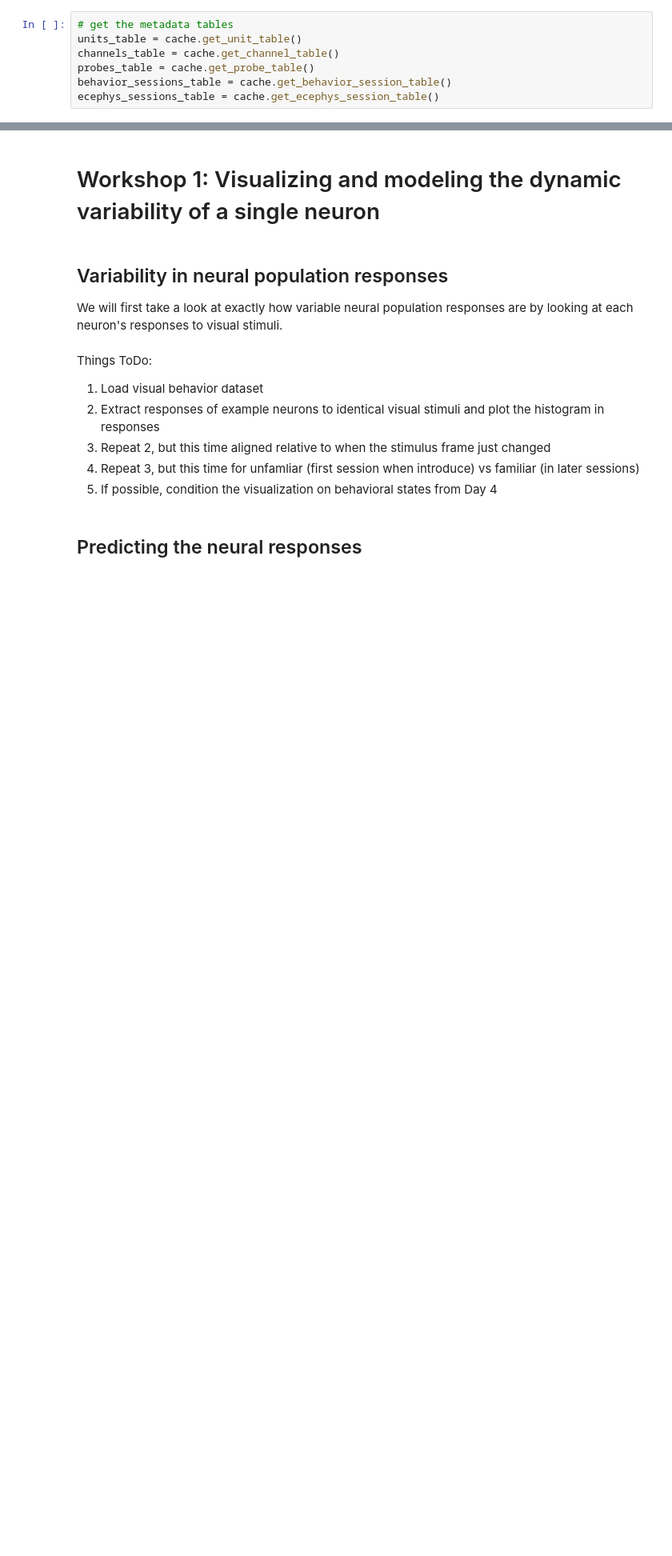
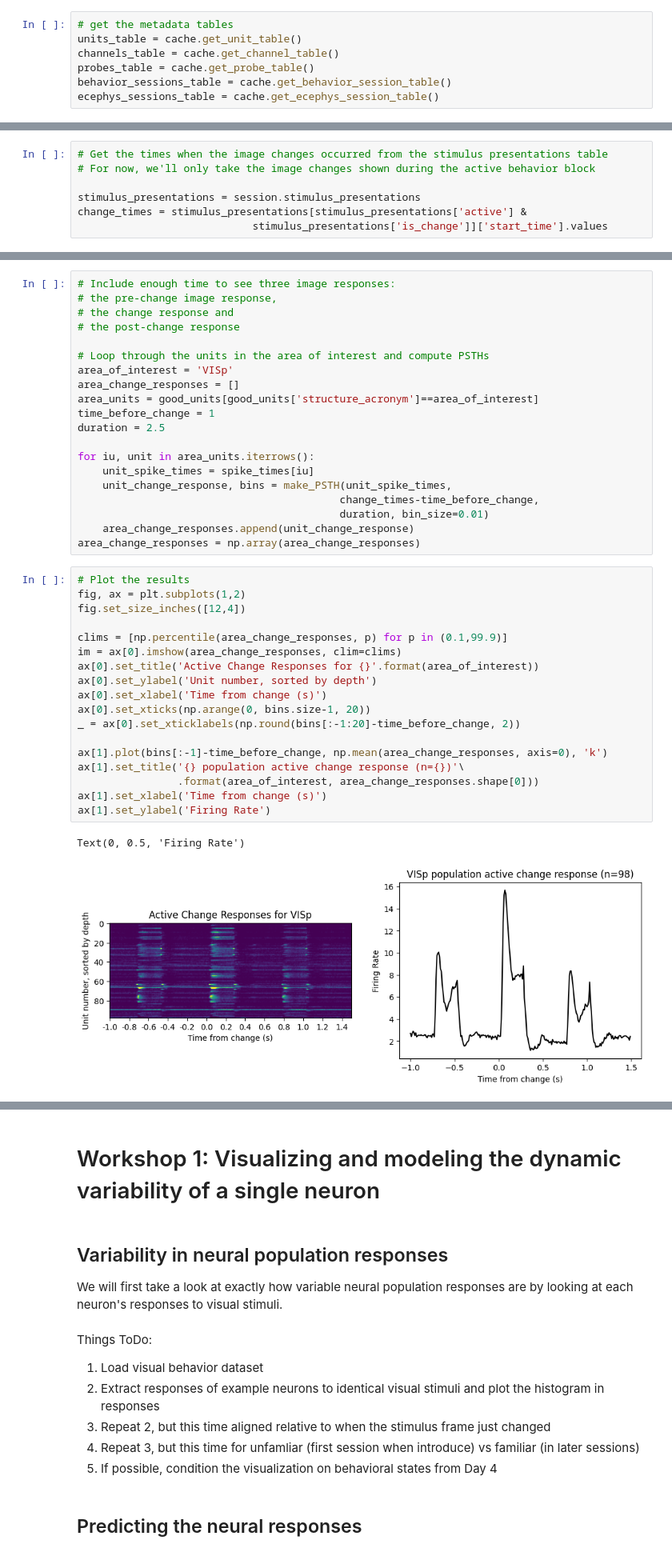
Before and after one commit to AllenInstitute/swdb_2023, a Jupyter notebook: Day5/Day5_VisualDynamicsModeling.ipynb, the cells around one changed output, grey strips where cells are left out. Shown at 80% size. Saved outputs shown, nothing was run; the diff lists cells and outputs as text; blank space fills up the shorter version.

```diff
--- a/Day5/Day5_VisualDynamicsModeling.ipynb
+++ b/Day5/Day5_VisualDynamicsModeling.ipynb
@@ -68,0 +554,7 @@ sst_novel_sessions.head()
+# %%
+# Get the times when the image changes occurred from the stimulus presentations table
+# For now, we'll only take the image changes shown during the active behavior block
+
+stimulus_presentations = session.stimulus_presentations
+change_times = stimulus_presentations[stimulus_presentations['active'] &
+                            stimulus_presentations['is_change']]['start_time'].values
@@ -68,0 +577,41 @@ sst_novel_sessions.head()
+# %%
+# Include enough time to see three image responses:
+# the pre-change image response,
+# the change response and
+# the post-change response
+
+# Loop through the units in the area of interest and compute PSTHs
+area_of_interest = 'VISp'
+area_change_responses = []
+area_units = good_units[good_units['structure_acronym']==area_of_interest]
+time_before_change = 1
+duration = 2.5
+
+for iu, unit in area_units.iterrows():
+    unit_spike_times = spike_times[iu]
+    unit_change_response, bins = make_PSTH(unit_spike_times,
+                                          change_times-time_before_change,
+                                          duration, bin_size=0.01)
+    area_change_responses.append(unit_change_response)
+area_change_responses = np.array(area_change_responses)
+# %%
+# Plot the results
+fig, ax = plt.subplots(1,2)
+fig.set_size_inches([12,4])
+
+clims = [np.percentile(area_change_responses, p) for p in (0.1,99.9)]
+im = ax[0].imshow(area_change_responses, clim=clims)
+ax[0].set_title('Active Change Responses for {}'.format(area_of_interest))
+ax[0].set_ylabel('Unit number, sorted by depth')
+ax[0].set_xlabel('Time from change (s)')
+ax[0].set_xticks(np.arange(0, bins.size-1, 20))
+_ = ax[0].set_xticklabels(np.round(bins[:-1:20]-time_before_change, 2))
+
+ax[1].plot(bins[:-1]-time_before_change, np.mean(area_change_responses, axis=0), 'k')
+ax[1].set_title('{} population active change response (n={})'\
+                .format(area_of_interest, area_change_responses.shape[0]))
+ax[1].set_xlabel('Time from change (s)')
+ax[1].set_ylabel('Firing Rate')
+# %% [output]
+Text(0, 0.5, 'Firing Rate')
+[figure, added]
```
Also changed, not shown: parts of 57 cells of this notebook.
